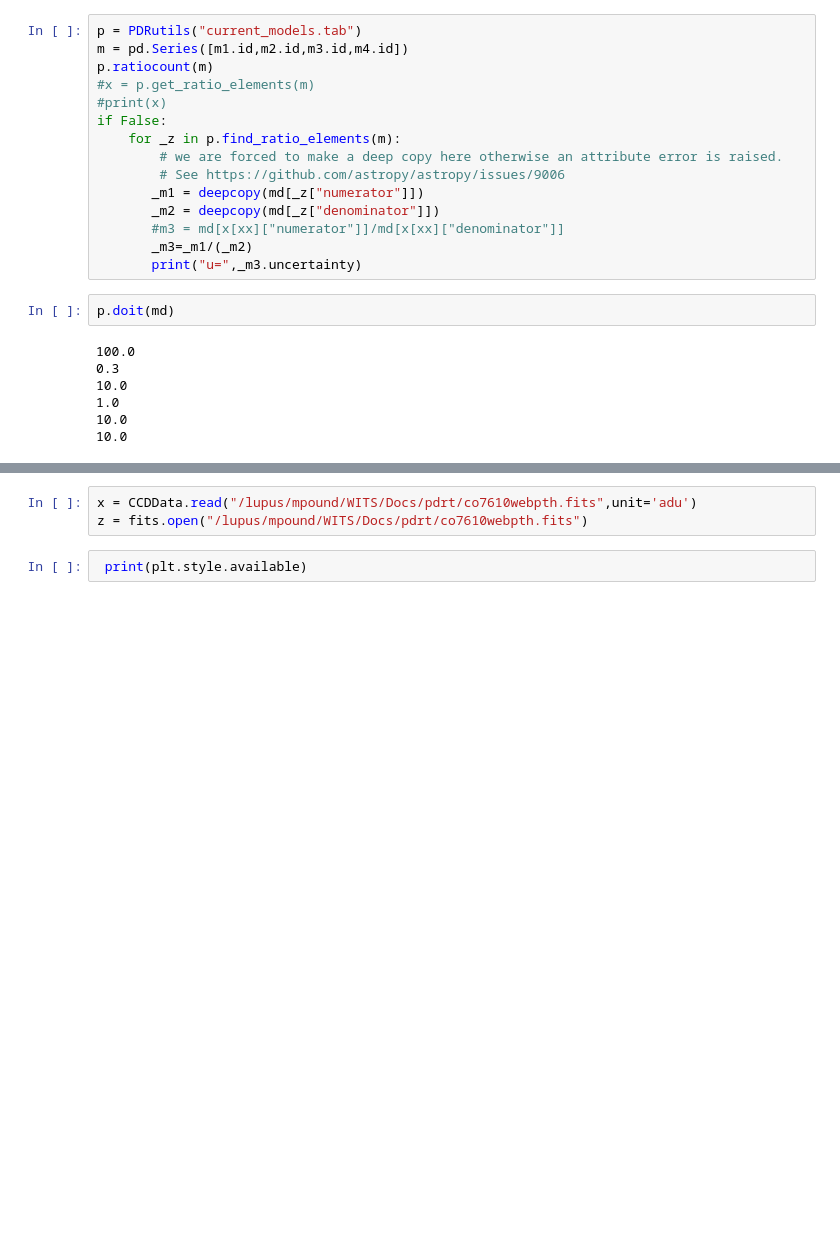
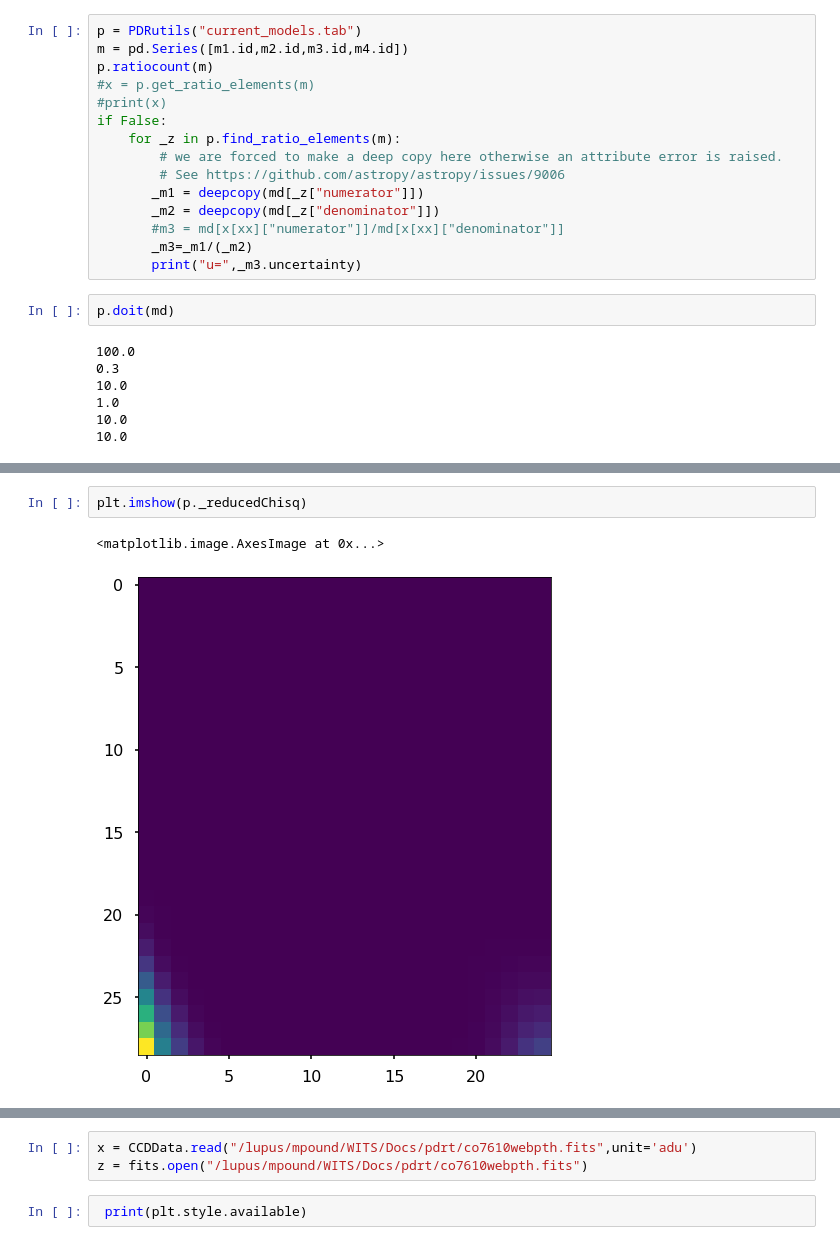
Before and after one commit to mpound/pdrttest, a Jupyter notebook: compute chisq.ipynb, the cells around one changed output, grey strips where cells are left out. Saved outputs shown, nothing was run; the diff lists cells and outputs as text; blank space fills up the shorter version.

```diff
--- a/compute chisq.ipynb
+++ b/compute chisq.ipynb
@@ -518,0 +627,5 @@ p.plotChisq(cmap='plasma')
+# %%
+plt.imshow(p._reducedChisq)
+# %% [output]
+<matplotlib.image.AxesImage at 0x...>
+[figure, added]
```
Also changed, not shown: parts of 11 cells of this notebook.
